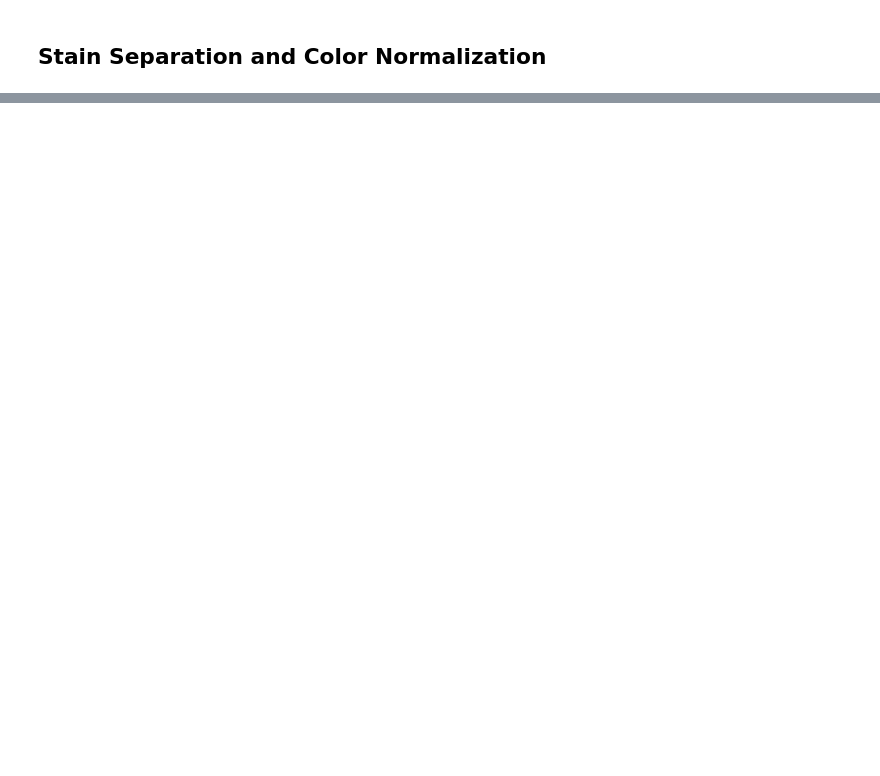
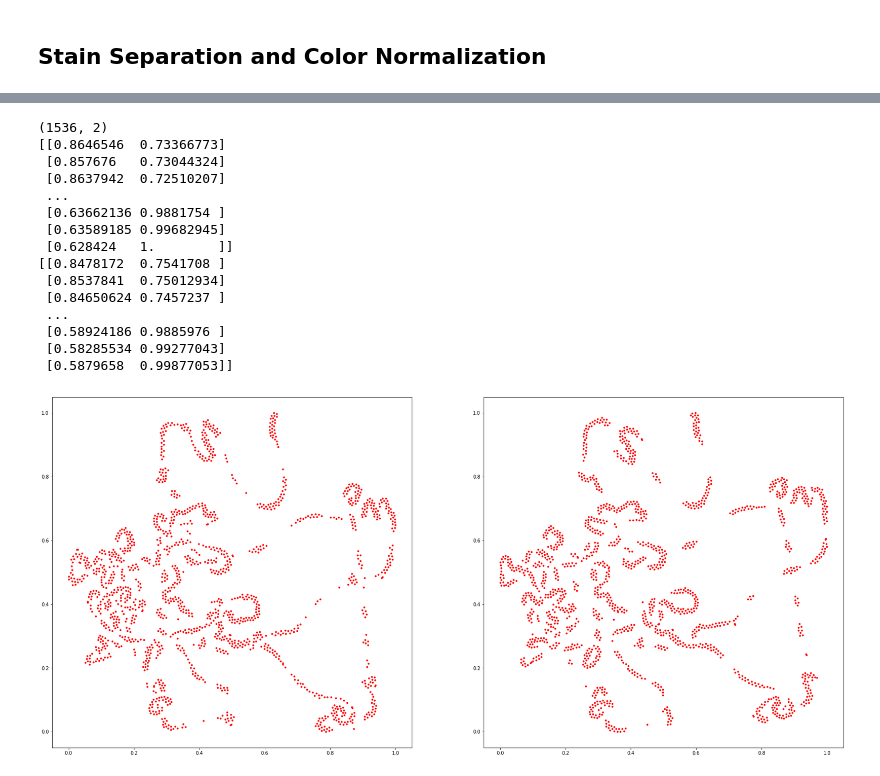
Before and after one commit to xindubawukong/Vahadane, a Jupyter notebook: main.ipynb, the cells around one changed output, grey strips where cells are left out. Cells and saved outputs as stored; diff of their text form; code cells hidden in the pictures; blank space fills up the shorter version.

```diff
--- a/main.ipynb
+++ b/main.ipynb
@@ -72,0 +84,5 @@ True
+# %%
+data = np.concatenate((source_image[:,:,0],source_image[:,:,1],source_image[:,:,2]), axis=0)
+print(data.shape)
+result0 = tsne.fit_transform(data.T)
+print(result0)
@@ -72,0 +98,33 @@ True
+# %%
+print(result.shape)
+t_min = result.min(axis=0)
+t_max = result.max(axis=0)
+result = (result - t_min) / (t_max - t_min)
+t_min = result0.min(axis=0)
+t_max = result0.max(axis=0)
+result0 = (result0 - t_min) / (t_max - t_min)
+print(result)
+print(result0)
+plt.figure(figsize=(30, 30))
+plt.subplot(2,2,1)
+plt.plot(result[:, 0], result[:, 1], 'r.')
+plt.subplot(2,2,2)
+plt.plot(result0[:,0], result0[:,1], 'r.')
+plt.show()
+# %% [output]
+(1536, 2)
+[[0.8646546  0.73366773]
+ [0.857676   0.73044324]
+ [0.8637942  0.72510207]
+ ...
+ [0.63662136 0.9881754 ]
+ [0.63589185 0.99682945]
+ [0.628424   1.        ]]
+[[0.8478172  0.7541708 ]
+ [0.8537841  0.75012934]
+ [0.84650624 0.7457237 ]
+ ...
+ [0.58924186 0.9885976 ]
+ [0.58285534 0.99277043]
+ [0.5879658  0.99877053]]
+[figure, added]
```
Also changed, not shown: parts of 10 cells of this notebook, 2 other files.
